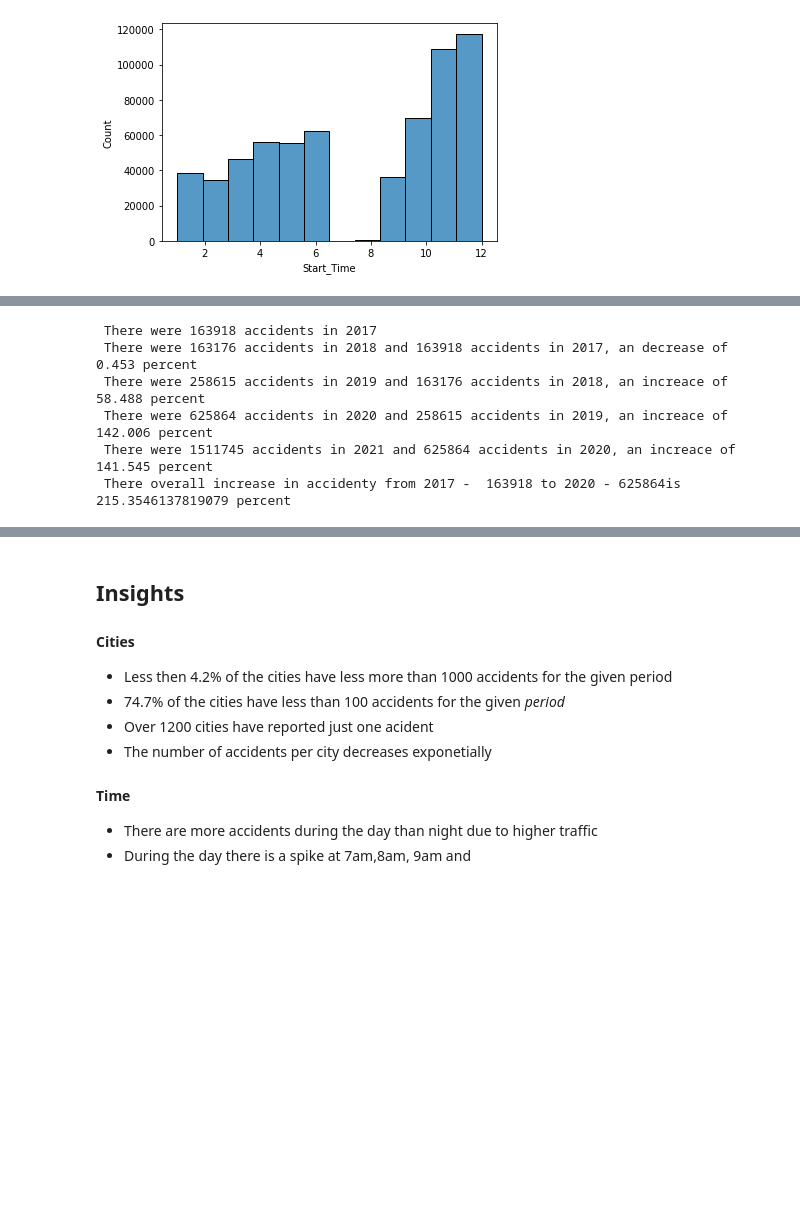
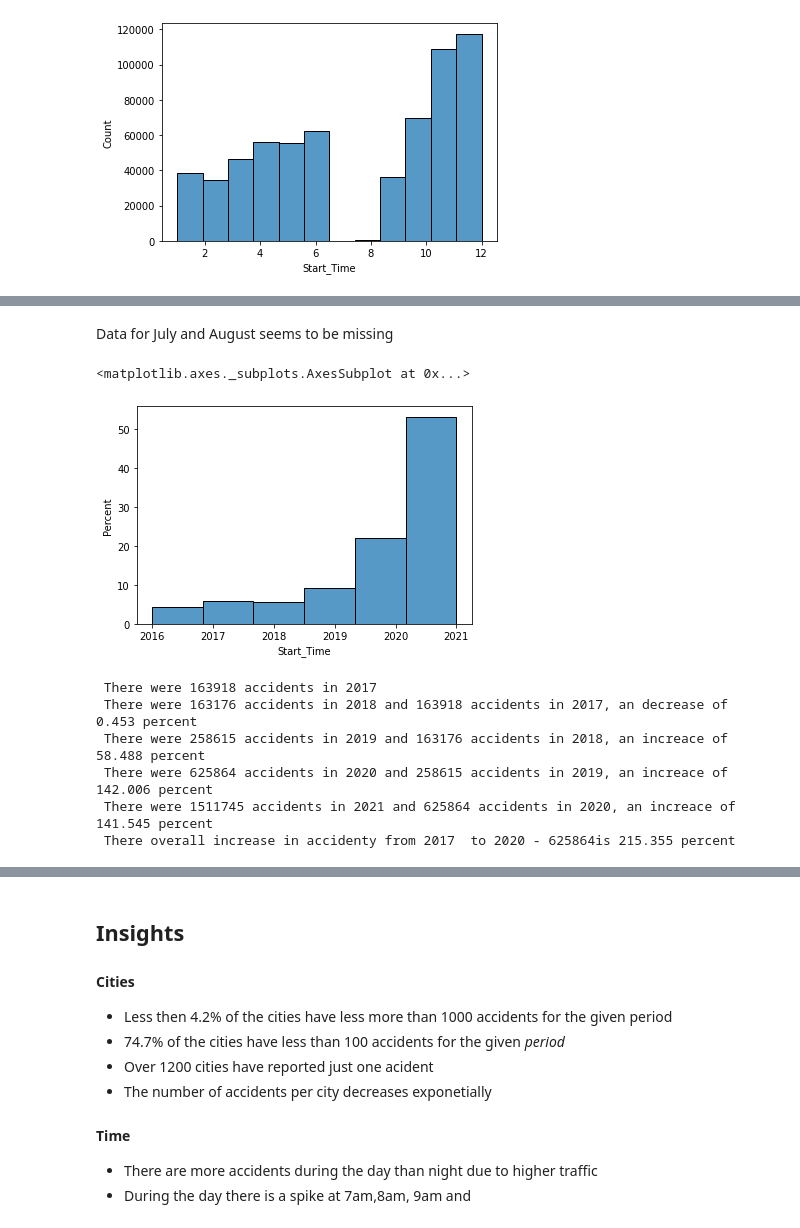
Before and after one commit to MutwiriFrank/US_accident_Exploratory_data_analysis, a Jupyter notebook: US_accidents_explaratory_data_analysis.ipynb, the cells around one changed output, grey strips where cells are left out. Cells and saved outputs as stored; diff of their text form; code cells hidden in the pictures; blank space fills up the shorter version.

```diff
--- a/US_accidents_explaratory_data_analysis.ipynb
+++ b/US_accidents_explaratory_data_analysis.ipynb
@@ -314,3 +324,10 @@ len(july)
+# %% [markdown]
+Data for July and August seems to be missing
+# %%
+sns.histplot( df.Start_Time.dt.year, bins=6, stat="percent")
+# %% [output]
+<matplotlib.axes._subplots.AxesSubplot at 0x...>
+[figure, added]
 # %%
 accidents_2017 = df.Start_Time[df.Start_Time.dt.year == 2017 ]
 accidents_2021 = df.Start_Time[df.Start_Time.dt.year == 2021 ]
@@ -334,10 +351,9 @@ increase_2021 = round(increase_2021, 3)
 
 
 increase_2017_2021 = ((count_2021 - count_2017) /count_2020) * 100
+increase_2017_2021 = round(increase_2017_2021, 3)
 
 
-
-increase2 = ((count_2020 - count_2019)/count_2019) * 100
 
 print( f" There were {count_2017} accidents in 2017  ")
 
@@ -349,11 +365,11 @@ print( f" There were {count_2020} accidents in 2020 and {count_2019} accidents i
 
 print( f" There were {count_2021} accidents in 2021 and {count_2020} accidents in 2020, an increace of {increase_2021 } percent ")
 
-print( f" There overall increase in accidenty from 2017 -  {count_2017} to 2020 - {count_2020}is {increase_2017_2021 } percent ")
+print( f" There overall increase in accidenty from 2017  to 2020 - {count_2020}is {increase_2017_2021 } percent ")
 # %% [output]
  There were 163918 accidents in 2017
  There were 163176 accidents in 2018 and 163918 accidents in 2017, an decrease of 0.453 percent
  There were 258615 accidents in 2019 and 163176 accidents in 2018, an increace of 58.488 percent
  There were 625864 accidents in 2020 and 258615 accidents in 2019, an increace of 142.006 percent
  There were 1511745 accidents in 2021 and 625864 accidents in 2020, an increace of 141.545 percent
- There overall increase in accidenty from 2017 -  163918 to 2020 - 625864is 215.3546137819079 percent
+ There overall increase in accidenty from 2017  to 2020 - 625864is 215.355 percent
```
Also changed, not shown: parts of 12 cells of this notebook.
